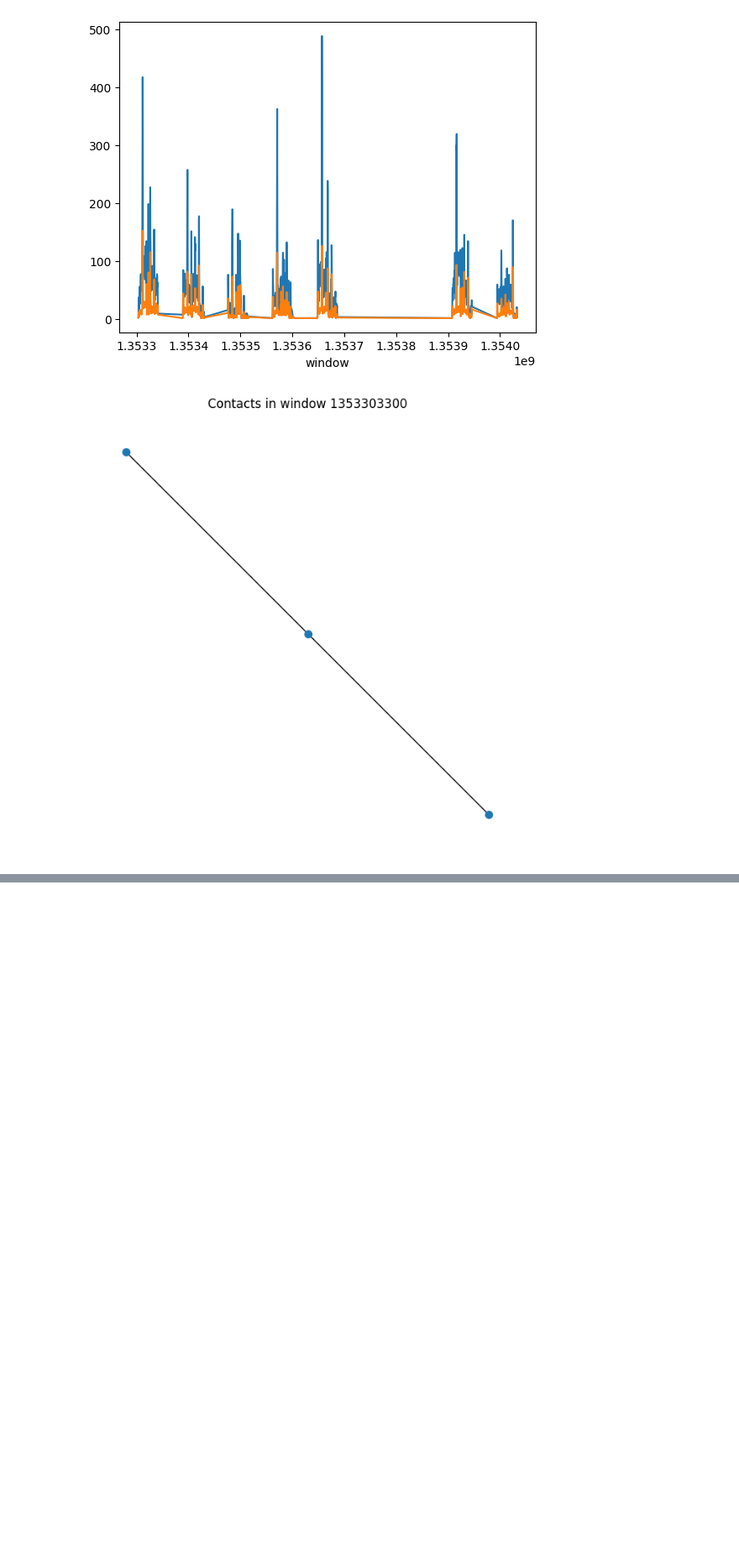
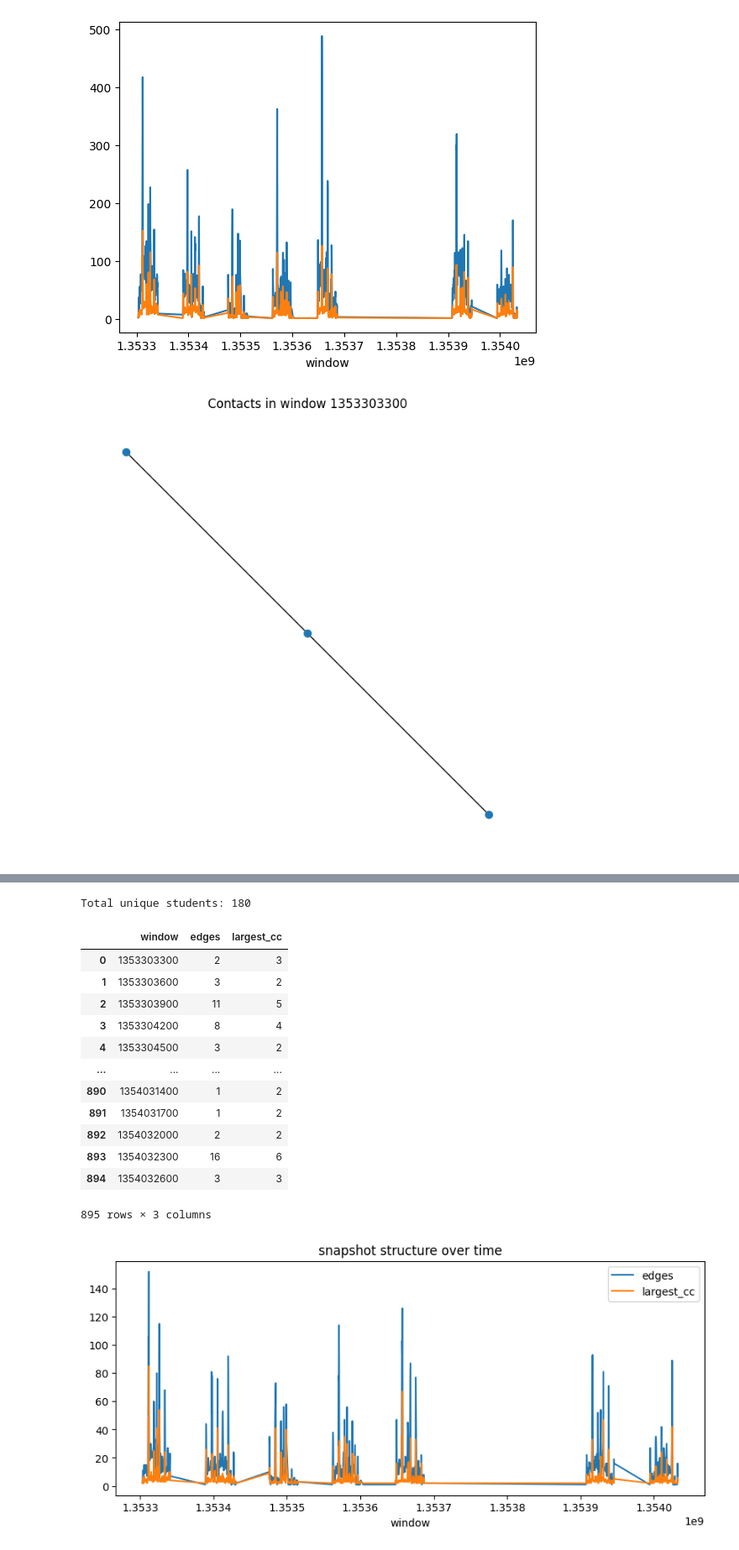
Before and after one commit to mibar3/NetworkRugs, a Jupyter notebook: contact_pattern.ipynb, the cells around one changed output, grey strips where cells are left out. Shown at 84% size. Drawn from its saved outputs; the diff is of its cells as text; code cells hidden in the pictures; blank space fills up the shorter version.

```diff
--- a/contact_pattern.ipynb
+++ b/contact_pattern.ipynb
@@ -641,0 +620,74 @@ If snapshots are mostly disconnected singletons the method won’t work.
+# %%
+# ensuring global node setting (reference roster of students)
+nodes = pd.unique(df_2012[["id_1", "id_2"]].values.ravel())
+print(f"Total unique students: {len(nodes)}")
+# %% [output]
+Total unique students: 180
+# %%
+# building snapshot graphs per window
+graphs = {}
+
+for w, df_w in df_2012.groupby("window"):
+    G = nx.Graph()
+
+    # add all nodes (stable across time)
+    G.add_nodes_from(nodes)
+
+    # deduplicate edges within the window
+    edges = df_w.drop_duplicates(subset=["u", "v"])
+    G.add_edges_from(edges[["u", "v"]].itertuples(index=False))
+
+    graphs[w] = G
+# %%
+# number of edges per snapshot - Is there any interaction in this window?
+edges_per_window = {
+    w: G.number_of_edges() for w, G in graphs.items()
+}
+
+# connected components - Is the network fragmented into many isolated pieces?
+components_per_window = {
+    w: nx.number_connected_components(G) for w, G in graphs.items()
+}
+
+# largest connected component - Is there a group, not just pairs?
+largest_cc = {}
+
+for w, G in graphs.items():
+    if G.number_of_edges() == 0:
+        largest_cc[w] = 0
+    else:
+        largest_cc[w] = len(max(nx.connected_components(G), key=len))
+
+# summarz for comparisons
+summary_df = pd.DataFrame({
+    "window": list(graphs.keys()),
+    "edges": list(edges_per_window.values()),
+    "largest_cc": list(largest_cc.values())
+}).sort_values("window")
+
+summary_df.plot(
+    x="window",
+    y=["edges", "largest_cc"],
+    figsize=(10, 4),
+    title="snapshot structure over time"
+)
+
+# Edges: How many unique student pairs interacted in that window
+# largest_cc : How many students are connected together in the largest group, tells us if there is a group or just isolated pairs in each snapshot
+
+summary_df
+# %% [output]
+|  | window | edges | largest_cc |
+| 0 | 1353303300 | 2 | 3 |
+| 1 | 1353303600 | 3 | 2 |
+| 2 | 1353303900 | 11 | 5 |
+| 3 | 1353304200 | 8 | 4 |
+| 4 | 1353304500 | 3 | 2 |
+| ... | ... | ... | ... |
+| 890 | 1354031400 | 1 | 2 |
+| 891 | 1354031700 | 1 | 2 |
+| 892 | 1354032000 | 2 | 2 |
+| 893 | 1354032300 | 16 | 6 |
+| 894 | 1354032600 | 3 | 3 |
+895 rows × 3 columns
+[figure, added]
```
Also changed, not shown: parts of 25 cells of this notebook.
